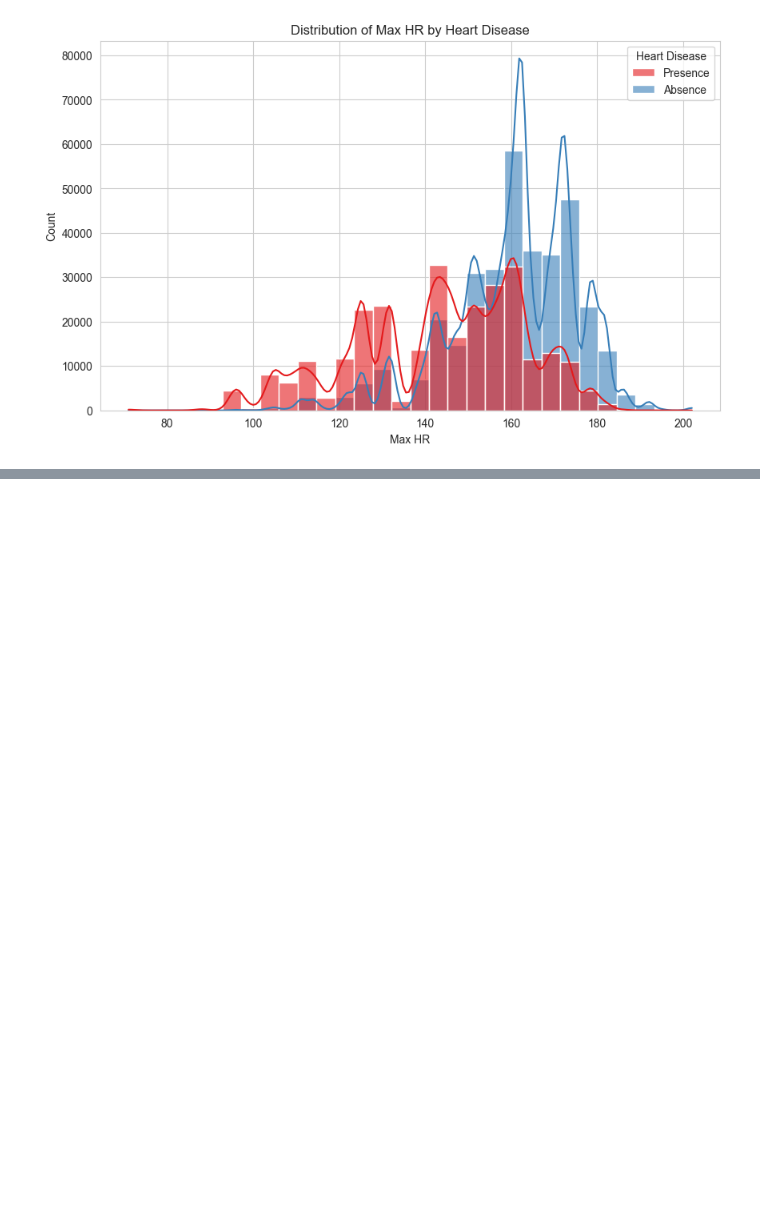
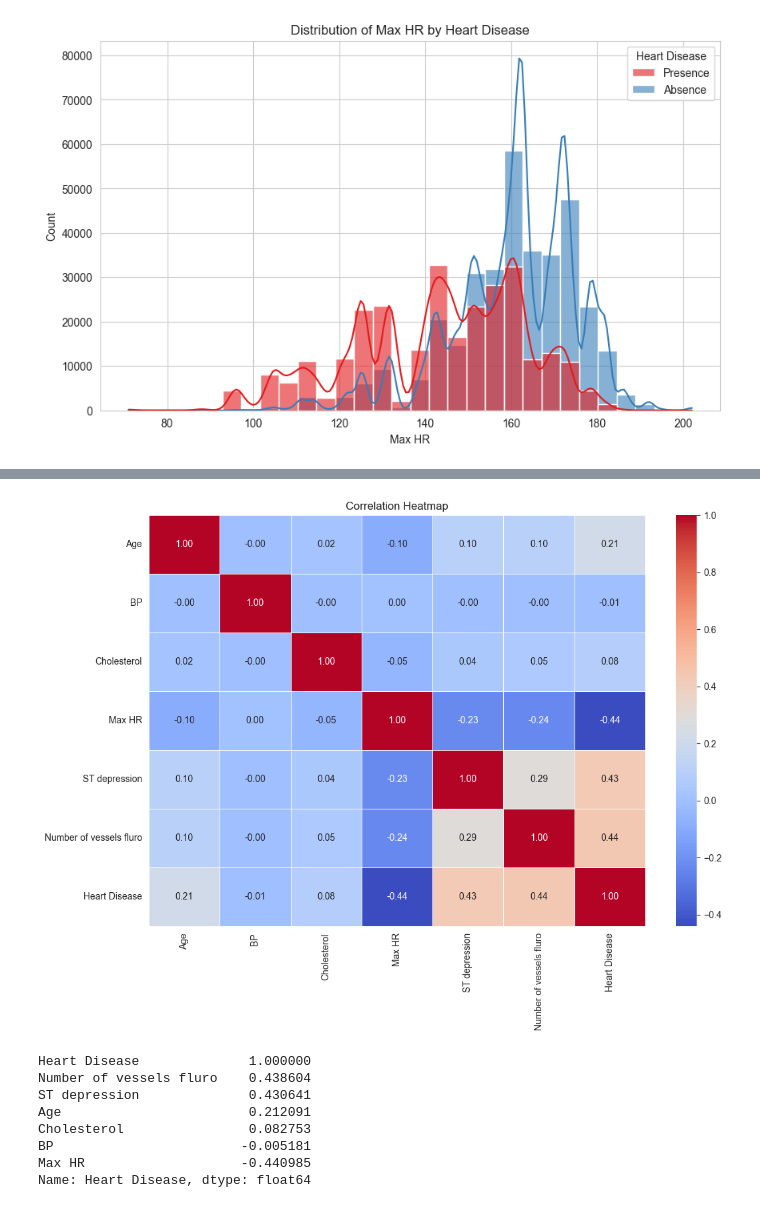
Before and after one commit to kirmanioussema12/Heart-Disease, a Jupyter notebook: analysis.ipynb, the cells around one changed output, grey strips where cells are left out. Cells and saved outputs as stored; diff of their text form; code cells hidden in the pictures; blank space fills up the shorter version.

```diff
--- a/analysis.ipynb
+++ b/analysis.ipynb
@@ -107,0 +138,37 @@ for feature in numerical_features:
+# %%
+#we encode Heart Disease to 0/1
+df["Heart Disease"] = df["Heart Disease"].map({"Absence": 0, "Presence": 1})
+
+plt.figure(figsize=(12,8))
+
+# Only numerical columns
+numerical_features = [
+    "Age", "BP", "Cholesterol", "Max HR", "ST depression", "Number of vessels fluro"
+]
+
+corr_matrix = df[numerical_features + ["Heart Disease"]].corr()
+
+sns.heatmap(
+    corr_matrix,
+    annot=True,
+    cmap="coolwarm",
+    fmt=".2f",
+    linewidths=0.5
+)
+
+plt.title("Correlation Heatmap")
+plt.show()
+
+# Correlation with target
+corr_target = corr_matrix["Heart Disease"].sort_values(ascending=False)
+print(corr_target)
+# %% [output]
+[figure, added]
+Heart Disease              1.000000
+Number of vessels fluro    0.438604
+ST depression              0.430641
+Age                        0.212091
+Cholesterol                0.082753
+BP                        -0.005181
+Max HR                    -0.440985
+Name: Heart Disease, dtype: float64
```
Also changed, not shown: parts of 8 cells of this notebook.
